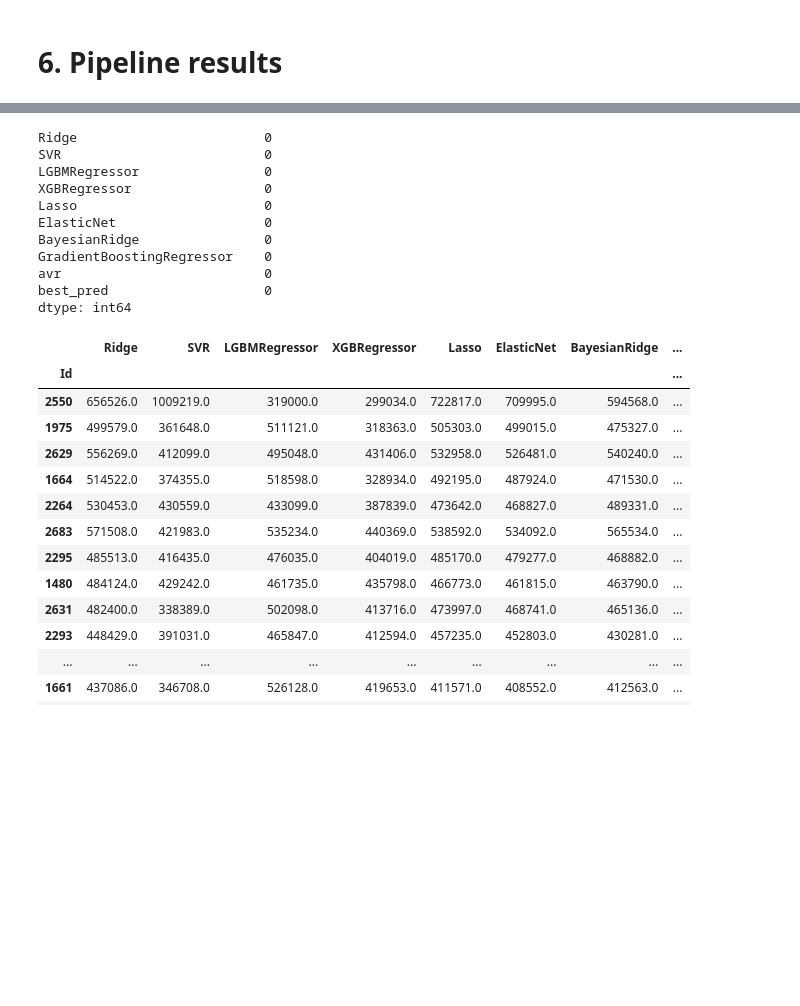
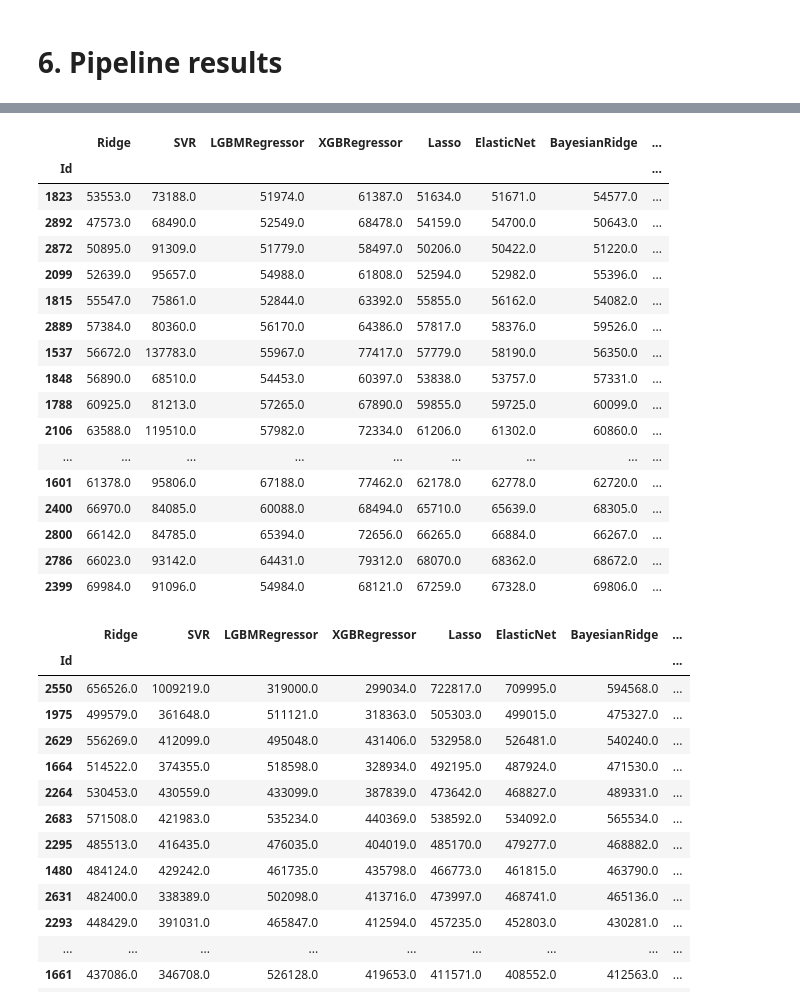
Before and after one commit to max-lutz/Kaggle_competitions, a Jupyter notebook: house-price-regression-full-eda-ml-workflow.ipynb, the cells around one changed output, grey strips where cells are left out. Drawn from its saved outputs; the diff is of its cells as text; code cells hidden in the pictures; blank space fills up the shorter version.

```diff
--- a/house-price-regression-full-eda-ml-workflow.ipynb
+++ b/house-price-regression-full-eda-ml-workflow.ipynb
@@ -1359,17 +1324,24 @@ predictions.head(100)
-# %%
-predictions.isna().sum()
-# %% [output]
-Ridge                        0
-SVR                          0
-LGBMRegressor                0
-XGBRegressor                 0
-Lasso                        0
-ElasticNet                   0
-BayesianRidge                0
-GradientBoostingRegressor    0
-avr                          0
-best_pred                    0
-dtype: int64
+# %%
+predictions.sort_values('best_pred', ascending=True).head(20)
+# %% [output]
+|  | Ridge | SVR | LGBMRegressor | XGBRegressor | Lasso | ElasticNet | BayesianRidge | ... |
+| Id |  |  |  |  |  |  |  | ... |
+| 1823 | 53553.0 | 73188.0 | 51974.0 | 61387.0 | 51634.0 | 51671.0 | 54577.0 | ... |
+| 2892 | 47573.0 | 68490.0 | 52549.0 | 68478.0 | 54159.0 | 54700.0 | 50643.0 | ... |
+| 2872 | 50895.0 | 91309.0 | 51779.0 | 58497.0 | 50206.0 | 50422.0 | 51220.0 | ... |
+| 2099 | 52639.0 | 95657.0 | 54988.0 | 61808.0 | 52594.0 | 52982.0 | 55396.0 | ... |
+| 1815 | 55547.0 | 75861.0 | 52844.0 | 63392.0 | 55855.0 | 56162.0 | 54082.0 | ... |
+| 2889 | 57384.0 | 80360.0 | 56170.0 | 64386.0 | 57817.0 | 58376.0 | 59526.0 | ... |
+| 1537 | 56672.0 | 137783.0 | 55967.0 | 77417.0 | 57779.0 | 58190.0 | 56350.0 | ... |
+| 1848 | 56890.0 | 68510.0 | 54453.0 | 60397.0 | 53838.0 | 53757.0 | 57331.0 | ... |
+| 1788 | 60925.0 | 81213.0 | 57265.0 | 67890.0 | 59855.0 | 59725.0 | 60099.0 | ... |
+| 2106 | 63588.0 | 119510.0 | 57982.0 | 72334.0 | 61206.0 | 61302.0 | 60860.0 | ... |
+| ... | ... | ... | ... | ... | ... | ... | ... | ... |
+| 1601 | 61378.0 | 95806.0 | 67188.0 | 77462.0 | 62178.0 | 62778.0 | 62720.0 | ... |
+| 2400 | 66970.0 | 84085.0 | 60088.0 | 68494.0 | 65710.0 | 65639.0 | 68305.0 | ... |
+| 2800 | 66142.0 | 84785.0 | 65394.0 | 72656.0 | 66265.0 | 66884.0 | 66267.0 | ... |
+| 2786 | 66023.0 | 93142.0 | 64431.0 | 79312.0 | 68070.0 | 68362.0 | 68672.0 | ... |
+| 2399 | 69984.0 | 91096.0 | 54984.0 | 68121.0 | 67259.0 | 67328.0 | 69806.0 | ... |
 # %%
 predictions.sort_values('best_pred', ascending=False).head(20)
 # %% [output]
```
Also changed, not shown: parts of 8 cells of this notebook.
